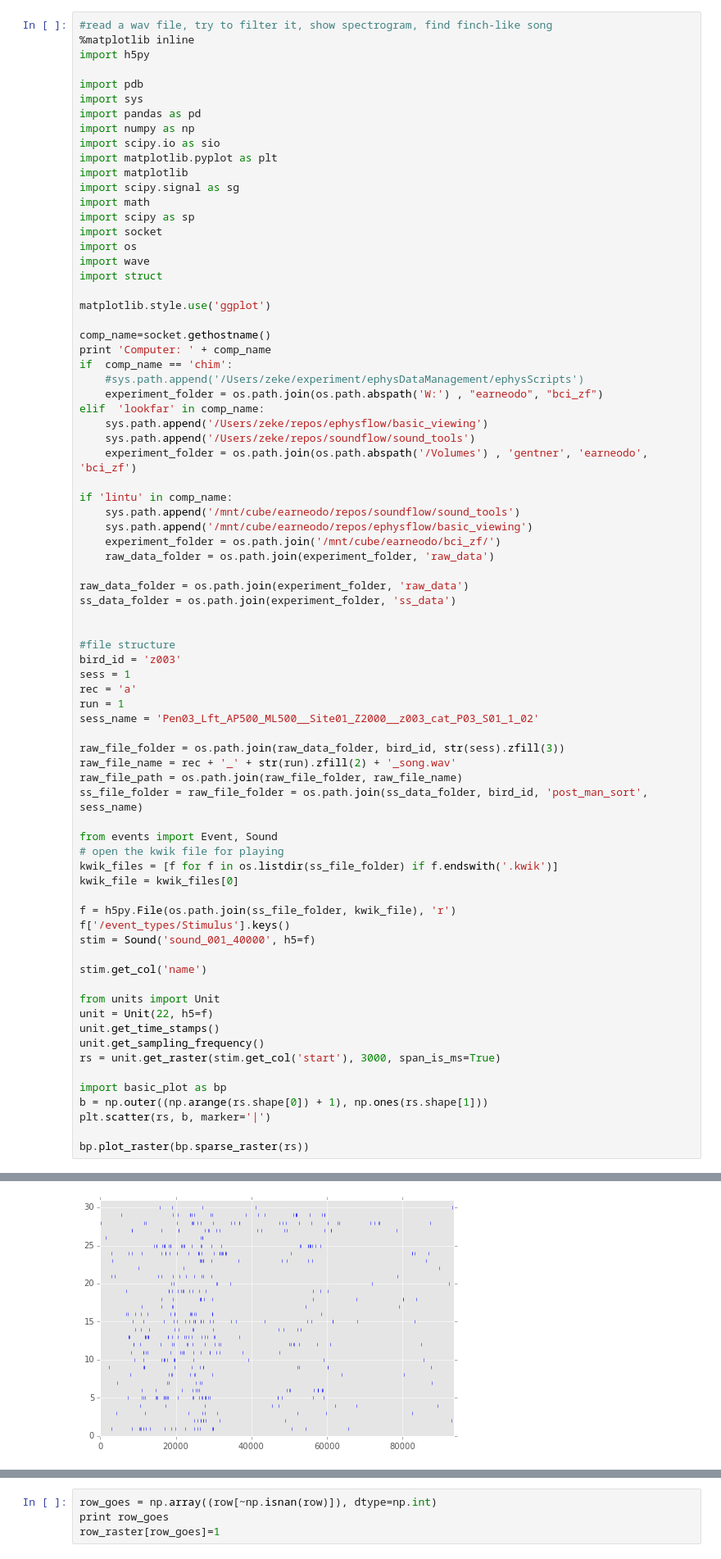
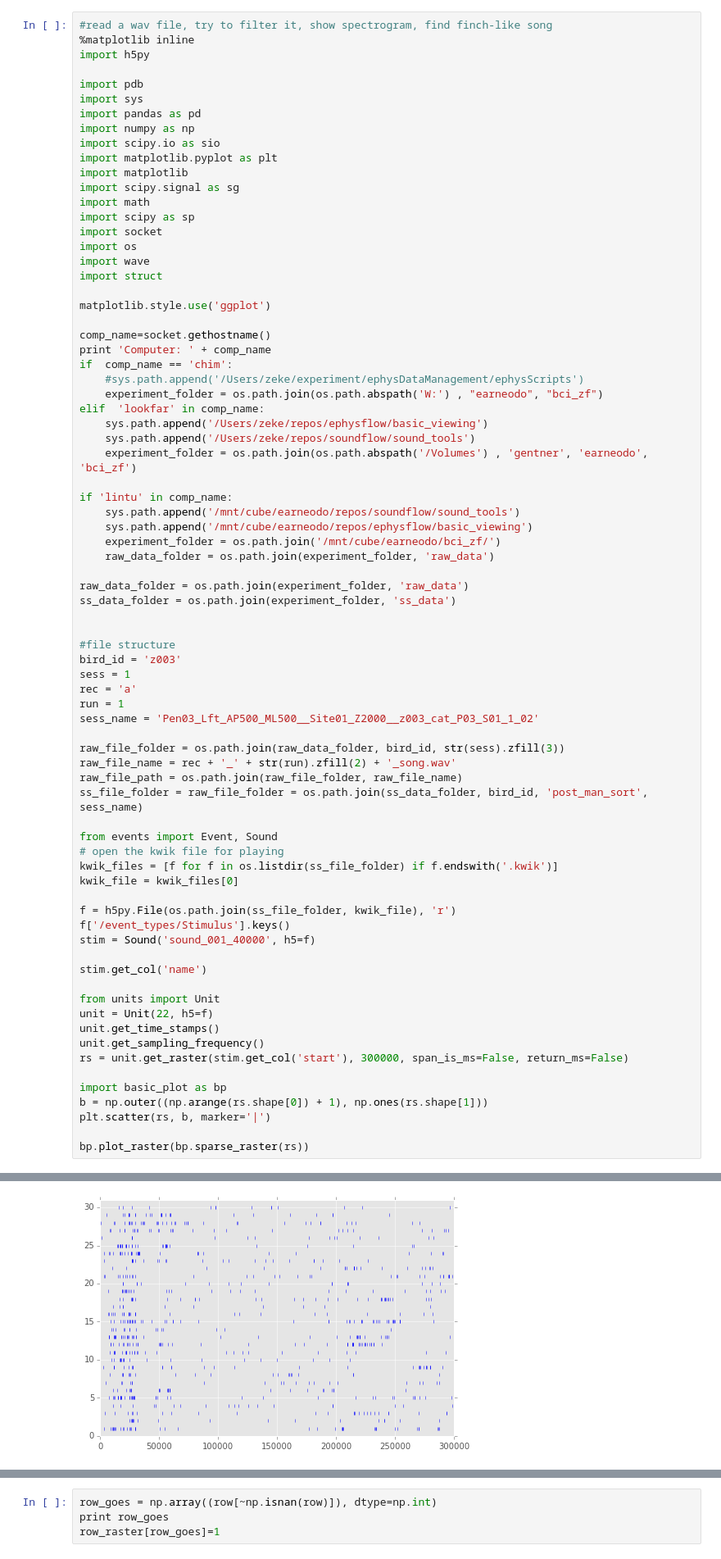
Before and after one commit to zekearneodo/ephysflow, a Jupyter notebook: kwik_file_scrutiny.ipynb, the cells around one changed output, grey strips where cells are left out. Shown at 82% size. Cells and saved outputs as stored; diff of their text form.

Commit message:
Flexibility in time units of span and returned raster in Unit.get_raster()

```diff
--- a/kwik_file_scrutiny.ipynb
+++ b/kwik_file_scrutiny.ipynb
@@ -67,7 +67,7 @@ from units import Unit
 unit = Unit(22, h5=f)
 unit.get_time_stamps()
 unit.get_sampling_frequency()
-rs = unit.get_raster(stim.get_col('start'), 3000, span_is_ms=True)
+rs = unit.get_raster(stim.get_col('start'), 300000, span_is_ms=False, return_ms=False)
 
 import basic_plot as bp
 b = np.outer((np.arange(rs.shape[0]) + 1), np.ones(rs.shape[1]))
@@ -82,4 +82,4 @@ Computer: lintu.ucsd.edu
-[figure, old version]
+[figure, new version]
 # %%
 #see the bout
 raw_file_folder = os.path.join(raw_data_folder, bird_id, str(sess).zfill(3))
```
Also changed, not shown: parts of 10 cells of this notebook, 4 other files.
